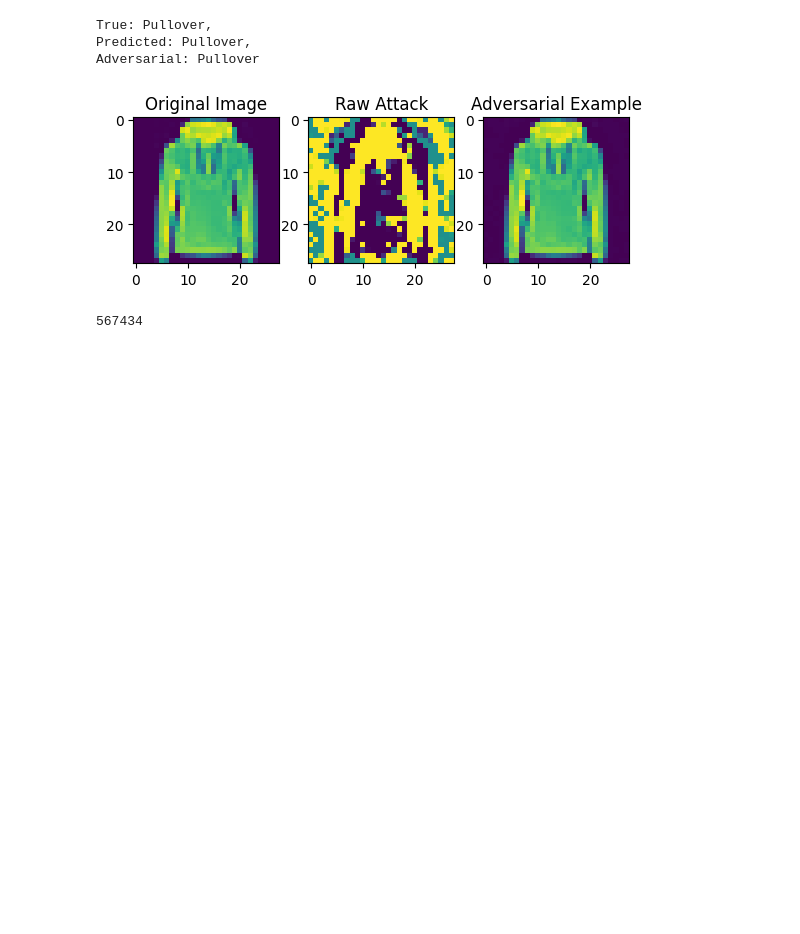
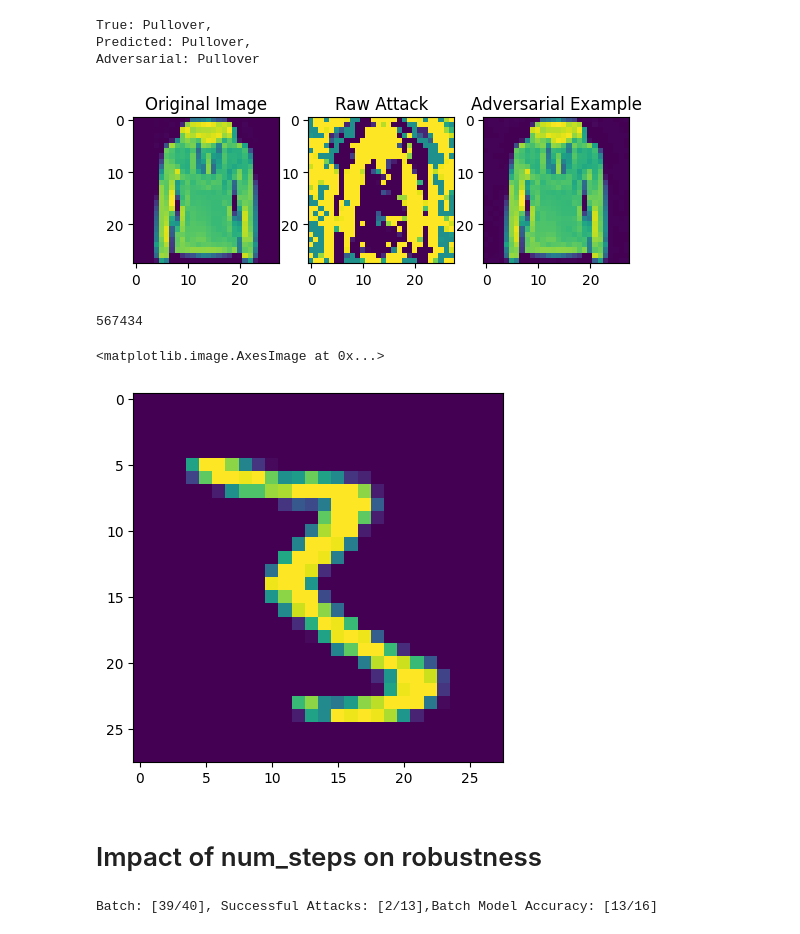
Before and after one commit to suessflorian/biological-neurons, a Jupyter notebook: Baseline Models/Testing Notebook.ipynb, the cells around one changed output. Saved outputs shown, nothing was run; the diff lists cells and outputs as text; code cells hidden in the pictures; blank space fills up the shorter version.

```diff
--- a/Baseline Models/Testing Notebook.ipynb
+++ b/Baseline Models/Testing Notebook.ipynb
@@ -154,3 +154,10 @@ Adversarial: Pullover
 sum(p.numel() for p in model.parameters() if p.requires_grad)
 # %% [output]
 567434
+# %%
+plt.imshow([0].permute(1,2,0))
+# %% [output]
+<matplotlib.image.AxesImage at 0x...>
+[figure, added]
+# %% [markdown]
+# Impact of num_steps on robustness
@@ -156,0 +269,25 @@ sum(p.numel() for p in model.parameters() if p.requires_grad)
+# %%
+steps = [3, 5, 10] #[1, 3, 5, 10, 20, 30, 50, 100]
+train_accuracy = []
+test_accuracy = []
+attack_susceptibility = []
+
+n_epochs = 20
+
+for n_steps in steps:
+
+
+    model = LeNet5_MNIST().to(device)
+    optimizer = torch.optim.SGD(model.parameters(), lr=learning_rate)
+
+    start_time = time.time()
+    model = train_model(model, loader=train_loader, optimizer=optimizer,device=device,num_steps=n_steps, n_epochs=5)
+
+    print(f'\nTraining time: {time.time() - start_time:.1f} seconds.')
+    print('\n---------- Testing ----------\n')
+
+    train_accuracy.append(test_model(model, loader=train_loader, device=device, num_steps=n_steps))
+    test_accuracy.append(test_model(model, loader=test_loader, device=device, num_steps=n_steps))
+    attack_susceptibility.append(adv_attack(model, attack=attack))
+# %% [output]
+Batch: [39/40], Successful Attacks: [2/13],Batch Model Accuracy: [13/16]
```
Also changed, not shown: parts of 5 cells of this notebook, 3 other files.
